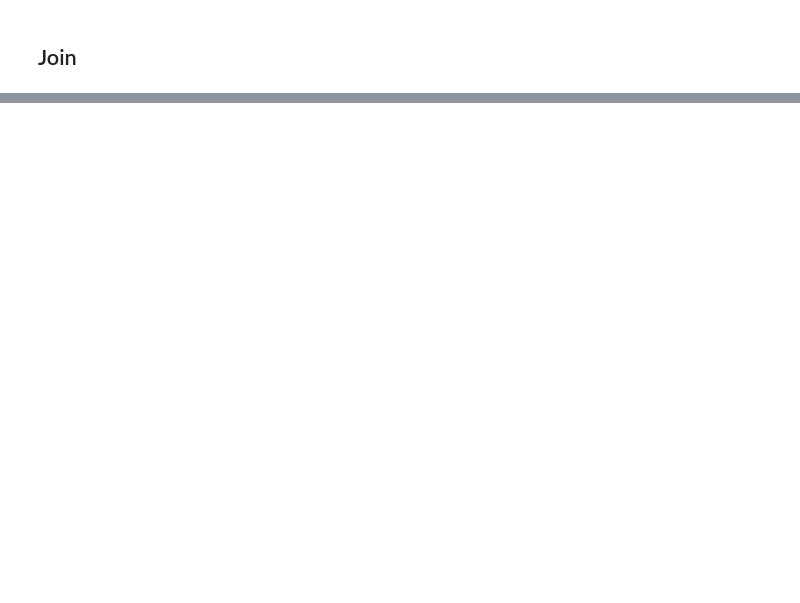
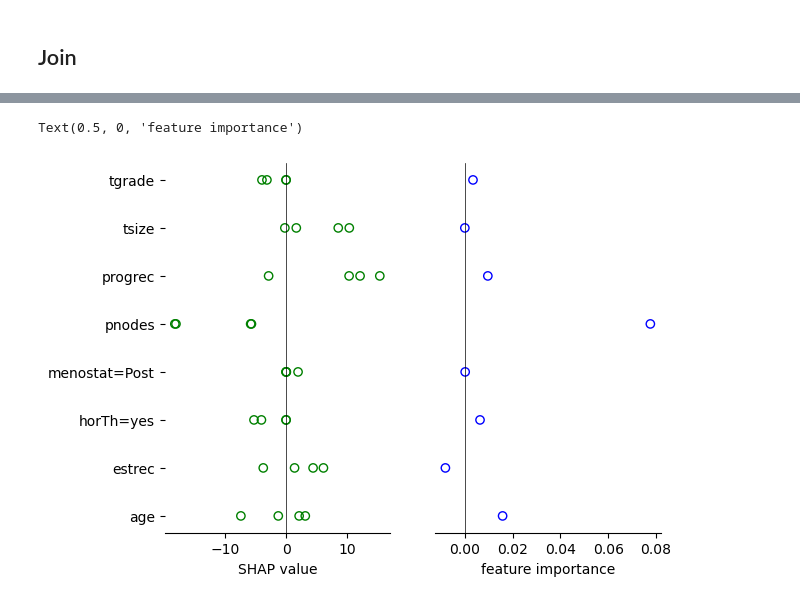
Before and after one commit to dmachlanski/ssp25-feature-attributions, a Jupyter notebook: base.ipynb, the cells around one changed output, grey strips where cells are left out. Saved outputs shown, nothing was run; the diff lists cells and outputs as text; code cells hidden in the pictures; blank space fills up the shorter version.

```diff
--- a/base.ipynb
+++ b/base.ipynb
@@ -141,0 +167,23 @@ Text(0.5, 0, 'feature importance')
+# %%
+fig, (ax1, ax2) = plt.subplots(1, 2)
+
+for v in shap2.values:
+    ax1.scatter(v, X_test.columns, facecolors='none', edgecolors='g')
+
+ax1.axvline(0.0, c='k', linewidth=0.5)
+ax1.set_xlabel('SHAP value')
+ax1.spines['top'].set_visible(False)
+ax1.spines['left'].set_visible(False)
+ax1.spines['right'].set_visible(False)
+
+
+ax2.scatter(df['importances_mean'], df['index'], facecolors='none', edgecolors='b')
+ax2.set_yticks([])
+ax2.axvline(0.0, c='k', linewidth=0.5)
+ax2.spines['top'].set_visible(False)
+ax2.spines['left'].set_visible(False)
+ax2.spines['right'].set_visible(False)
+ax2.set_xlabel('feature importance')
+# %% [output]
+Text(0.5, 0, 'feature importance')
+[figure, added]
```
Also changed, not shown: parts of 5 cells of this notebook.
